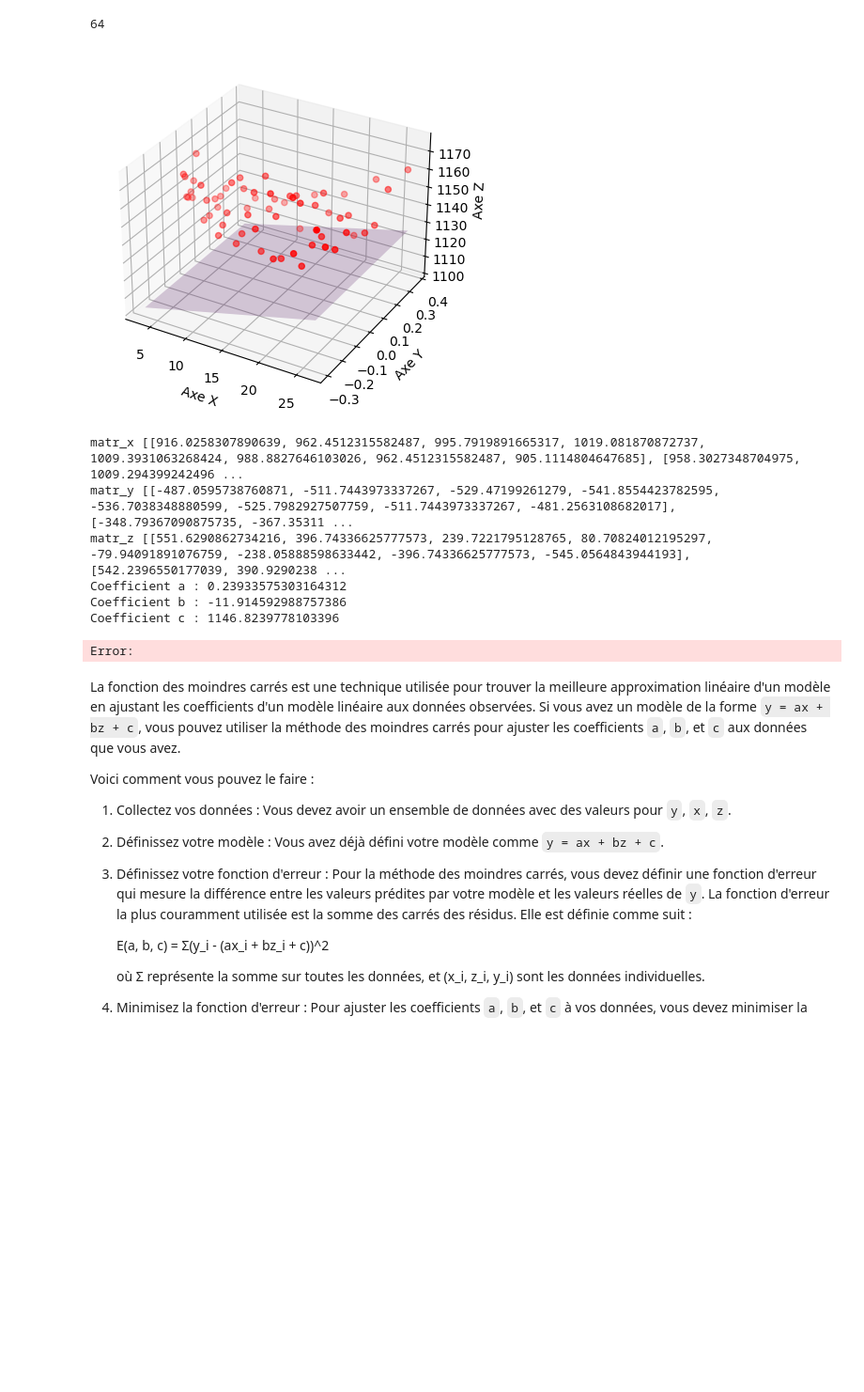
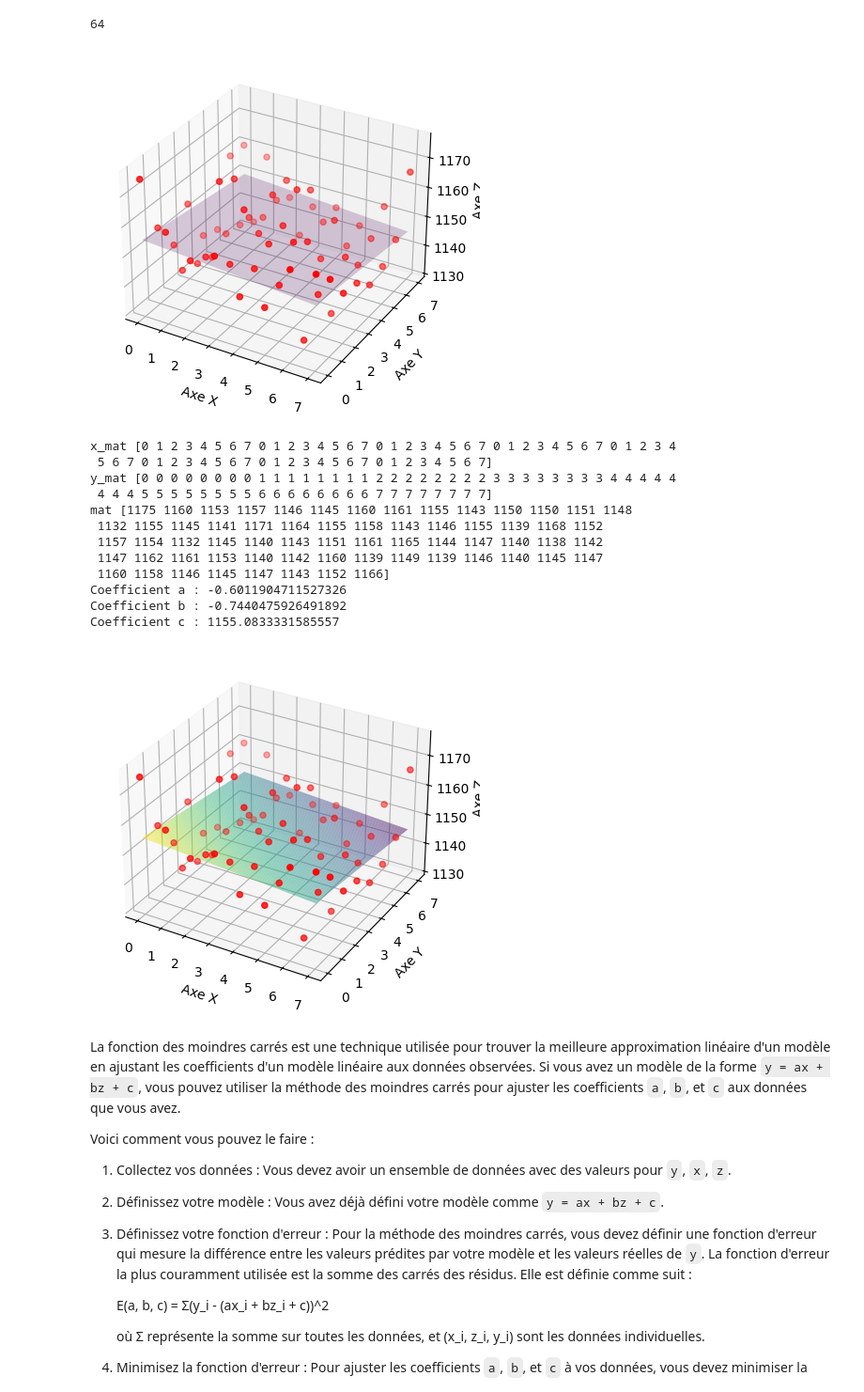
Before and after one commit to AriouichHamza/projet_3D, a Jupyter notebook: fonction_utilisation_de_donnee.ipynb, the cells around one changed output. Shown at 94% size. Cells and saved outputs as stored; diff of their text form; code cells hidden in the pictures; blank space fills up the shorter version.

```diff
--- a/fonction_utilisation_de_donnee.ipynb
+++ b/fonction_utilisation_de_donnee.ipynb
@@ -207,7 +237,7 @@ matr_z [[551.6290862734216, 396.74336625777573, 239.7221795128765, 80.7082401219
 
 
 # Vos données en coordonnées cartésiennes (x, y, z)
-data = np.array(chgt_coord1(myList[0]))  # Remplacez ceci par vos propres données
+data = np.array(chgt_coord(Data[:, 0],0))  # Remplacez ceci par vos propres données
 
 # Modèle de plan : z = ax + by + c
 def plane(params, data):
@@ -217,7 +247,7 @@ def plane(params, data):
 
 # Fonction d'erreur à minimiser
 def error(params, data):
-    return np.sum((plane(params, data) - data[0]) ** 2)
+    return np.sum((plane(params, data) - data[2]) ** 2)
 
 # Estimation des coefficients du plan
 initial_guess = [0, 0, 0]  # Vous pouvez initialiser les valeurs ici
@@ -230,8 +260,6 @@ print(len(x_range))
 y_range = np.linspace(np.min(data[1]), np.max(data[1]), 64)
 z_range=np.linspace(np.min(data[2]), np.max(data[2]), 64)
 xx, yy = np.meshgrid(x_range, y_range)
-#yy, zz = np.meshgrid(y_range, z_range)
-#xx = a * yy + b * zz + c
 zz = a * xx + b * yy + c
 
 # Tracé du plan et des points
@@ -248,54 +276,60 @@ ax.set_zlabel('Axe Z')
 plt.show()
 # %% [output]
 64
-[figure, old version]
+[figure, new version]
 # %%
-data = np.array(chgt_coord1(myList[0]))
-data1=np.array(chgt_coord(myList[0]))
+data = np.array(chgt_coord(Data[:, 0],0))
+
 # Modèle de plan : z = ax + by + c
 def plane(params, data):
     a, b, c = params
     x, y, z = data
     return a * x + b * y + c
 
 # Fonction d'erreur à minimiser
 def error(params, data):
     return np.sum((plane(params, data) - data[2]) ** 2)
 
 # Estimation des coefficients du plan
 initial_guess = [0, 0, 0]  # Vous pouvez initialiser les valeurs ici
 result = minimize(error, initial_guess, args=(data,), method='BFGS')
 a, b, c = result.x
 
 
 # Création du plan
-x_range = np.linspace(np.min(data[0]), np.max(data[0]), 64)
-y_range = np.linspace(np.min(data[1]), np.max(data[1]), 64)
+x_range = np.linspace(np.min(data[0]), np.max(data[0]), 6000)
+y_range = np.linspace(np.min(data[1]), np.max(data[1]), 6000)
 xx, yy = np.meshgrid(x_range, y_range)
 zz  = a * xx + b * yy + c
 print(f"Coefficient a : {a}")
 print(f"Coefficient b : {b}")
 print(f"Coefficient c : {c}")
 # Tracé du plan et des points
 fig = plt.figure()
 ax = fig.add_subplot(111, projection='3d')
-ax.plot_surface(xx, yy, zz, alpha=0.5, rstride=6400, cstride=6400, cmap='viridis')
-ax.scatter(data[0], data[1], zz, c='r', marker='o')
+ax.plot_surface(xx, yy, zz, alpha=0.5, rstride=64, cstride=64, cmap='viridis')
+ax.scatter(data[0], data[1], data[2], c='r', marker='o')
 
 # Étiquetage des axes
 ax.set_xlabel('Axe X')
 ax.set_ylabel('Axe Y')
 ax.set_zlabel('Axe Z')
 
 plt.show()
 # %% [output]
-matr_x [[916.0258307890639, 962.4512315582487, 995.7919891665317, 1019.081870872737, 1009.3931063268424, 988.8827646103026, 962.4512315582487, 905.1114804647685], [958.3027348704975, 1009.294399242496 ...
-matr_y [[-487.0595738760871, -511.7443973337267, -529.47199261279, -541.8554423782595, -536.7038348880599, -525.7982927507759, -511.7443973337267, -481.2563108682017], [-348.79367090875735, -367.35311 ...
-matr_z [[551.6290862734216, 396.74336625777573, 239.7221795128765, 80.70824012195297, -79.94091891076759, -238.05888598633442, -396.74336625777573, -545.0564843944193], [542.2396550177039, 390.9290238 ...
-Coefficient a : 0.23933575303164312
-Coefficient b : -11.914592988757386
-Coefficient c : 1146.8239778103396
+x_mat [0 1 2 3 4 5 6 7 0 1 2 3 4 5 6 7 0 1 2 3 4 5 6 7 0 1 2 3 4 5 6 7 0 1 2 3 4
+ 5 6 7 0 1 2 3 4 5 6 7 0 1 2 3 4 5 6 7 0 1 2 3 4 5 6 7]
+y_mat [0 0 0 0 0 0 0 0 1 1 1 1 1 1 1 1 2 2 2 2 2 2 2 2 3 3 3 3 3 3 3 3 4 4 4 4 4
+ 4 4 4 5 5 5 5 5 5 5 5 6 6 6 6 6 6 6 6 7 7 7 7 7 7 7 7]
+mat [1175 1160 1153 1157 1146 1145 1160 1161 1155 1143 1150 1150 1151 1148
+ 1132 1155 1145 1141 1171 1164 1155 1158 1143 1146 1155 1139 1168 1152
+ 1157 1154 1132 1145 1140 1143 1151 1161 1165 1144 1147 1140 1138 1142
+ 1147 1162 1161 1153 1140 1142 1160 1139 1149 1139 1146 1140 1145 1147
+ 1160 1158 1146 1145 1147 1143 1152 1166]
+Coefficient a : -0.6011904711527326
+Coefficient b : -0.7440475926491892
+Coefficient c : 1155.0833331585557
-Error:
+[figure, added]
 # %% [markdown]
 La fonction des moindres carrés est une technique utilisée pour trouver la meilleure approximation linéaire d'un modèle en ajustant les coefficients d'un modèle linéaire aux données observées. Si vous avez un modèle de la forme `y = ax + bz + c`, vous pouvez utiliser la méthode des moindres carrés pour ajuster les coefficients `a`, `b`, et `c` aux données que vous avez.
 
```
Also changed, not shown: parts of 15 cells of this notebook, 11 other files.
